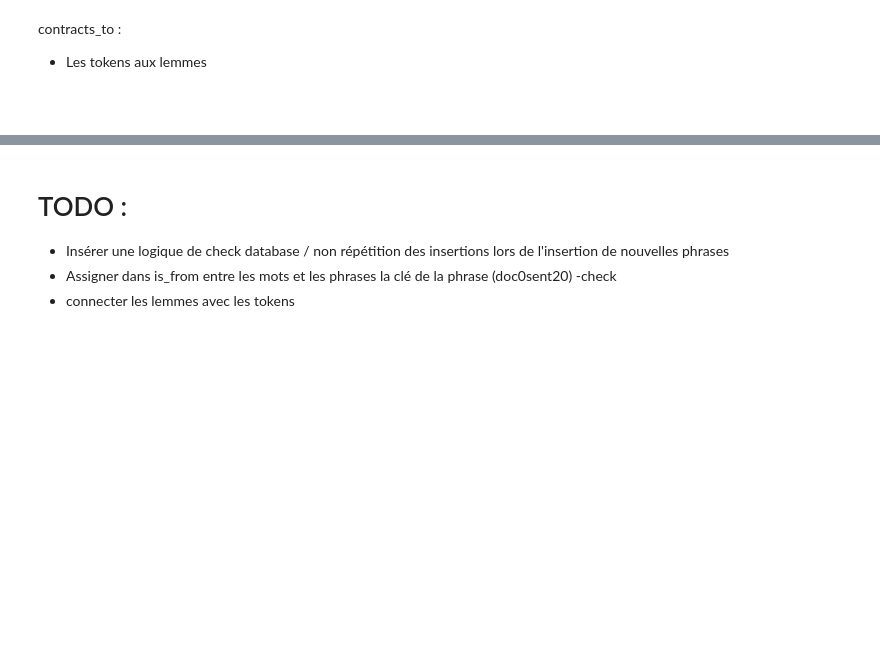
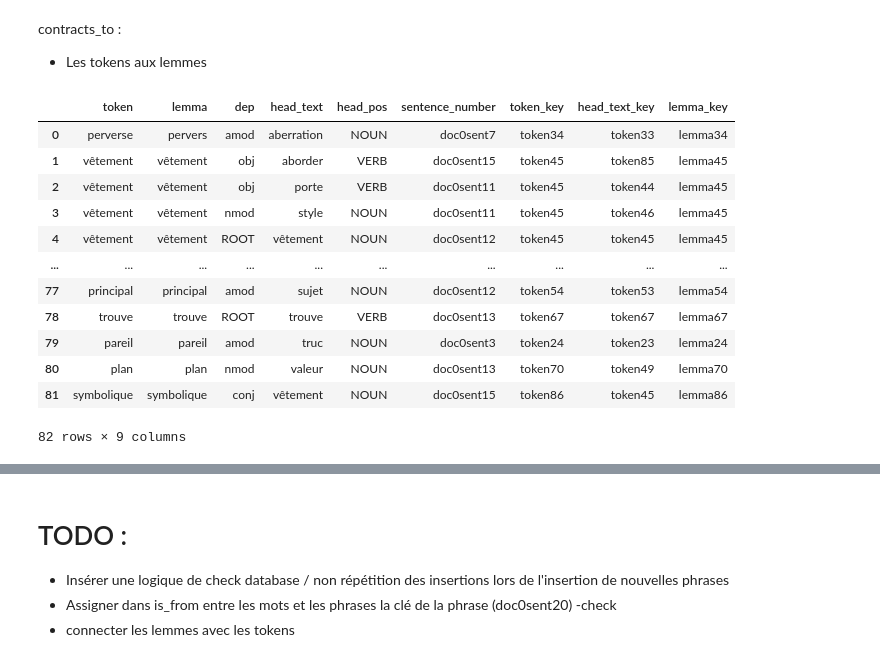
Before and after one commit to DRP-CB/text-explorer, a Jupyter notebook: notebook_exploratoire.ipynb, the cells around one changed output, grey strips where cells are left out. Drawn from its saved outputs; the diff is of its cells as text; code cells hidden in the pictures; blank space fills up the shorter version.

```diff
--- a/notebook_exploratoire.ipynb
+++ b/notebook_exploratoire.ipynb
@@ -329,2 +345,26 @@ def create_dependancy_df(processed_text,doc_number):
+# %%
+def create_dependancy_df(processed_text,doc_number):
+    token_text, token_lemma, token_dep, token_head_text, token_head_pos, sentence_number = [], [], [], [], [], []
+
+    for count, sentence in enumerate(processed_text.sents):
+        for token in sentence:
+            if not token.is_punct and not token.is_stop and not token.is_space and not token.is_digit:
+                token_text.append(token.text)
+                token_lemma.append(token.lemma_)
+                token_dep.append(token.dep_),
+                token_head_text.append(token.head.text),
+                token_head_pos.append( token.head.pos_)
+                sentence_number.append(f'doc{doc_number}sent{count}')
+
+
+    df = pd.DataFrame({'token':token_text,
+                       'lemma':token_lemma,
+                       'dep':token_dep,
+                       'head_text':token_head_text,
+                       'head_pos':token_head_pos,
+                       'sentence_number':sentence_number})
+    df = df[df['head_pos']!="SPACE"]
+
+    return df
 # %%
 dependancy_df = create_dependancy_df(processed_docs[0],0)
@@ -485,5 +523,25 @@ db.collection('syntagmatic_link').import_bulk(dict_syntagmatic_link_to_insert,
 # %% [markdown]
 contracts_to :
 - Les tokens aux lemmes
-# %% [markdown]
-###
+# %%
+lemmas_in_db = get_vocab_in_db()[1]
+# %%
+contracts_to_table = dependancy_table_for_insert.merge(lemmas_in_db, left_on='lemma', right_on='word')\
+                        .rename(columns={'key':'lemma_key'})\
+                        .drop('word',axis=1)
+# %%
+contracts_to_table
+# %% [output]
+|  | token | lemma | dep | head_text | head_pos | sentence_number | token_key | head_text_key | lemma_key |
+| 0 | perverse | pervers | amod | aberration | NOUN | doc0sent7 | token34 | token33 | lemma34 |
+| 1 | vêtement | vêtement | obj | aborder | VERB | doc0sent15 | token45 | token85 | lemma45 |
+| 2 | vêtement | vêtement | obj | porte | VERB | doc0sent11 | token45 | token44 | lemma45 |
+| 3 | vêtement | vêtement | nmod | style | NOUN | doc0sent11 | token45 | token46 | lemma45 |
+| 4 | vêtement | vêtement | ROOT | vêtement | NOUN | doc0sent12 | token45 | token45 | lemma45 |
+| ... | ... | ... | ... | ... | ... | ... | ... | ... | ... |
+| 77 | principal | principal | amod | sujet | NOUN | doc0sent12 | token54 | token53 | lemma54 |
+| 78 | trouve | trouve | ROOT | trouve | VERB | doc0sent13 | token67 | token67 | lemma67 |
+| 79 | pareil | pareil | amod | truc | NOUN | doc0sent3 | token24 | token23 | lemma24 |
+| 80 | plan | plan | nmod | valeur | NOUN | doc0sent13 | token70 | token49 | lemma70 |
+| 81 | symbolique | symbolique | conj | vêtement | NOUN | doc0sent15 | token86 | token45 | lemma86 |
+82 rows × 9 columns
```
Also changed, not shown: parts of 27 cells of this notebook.
